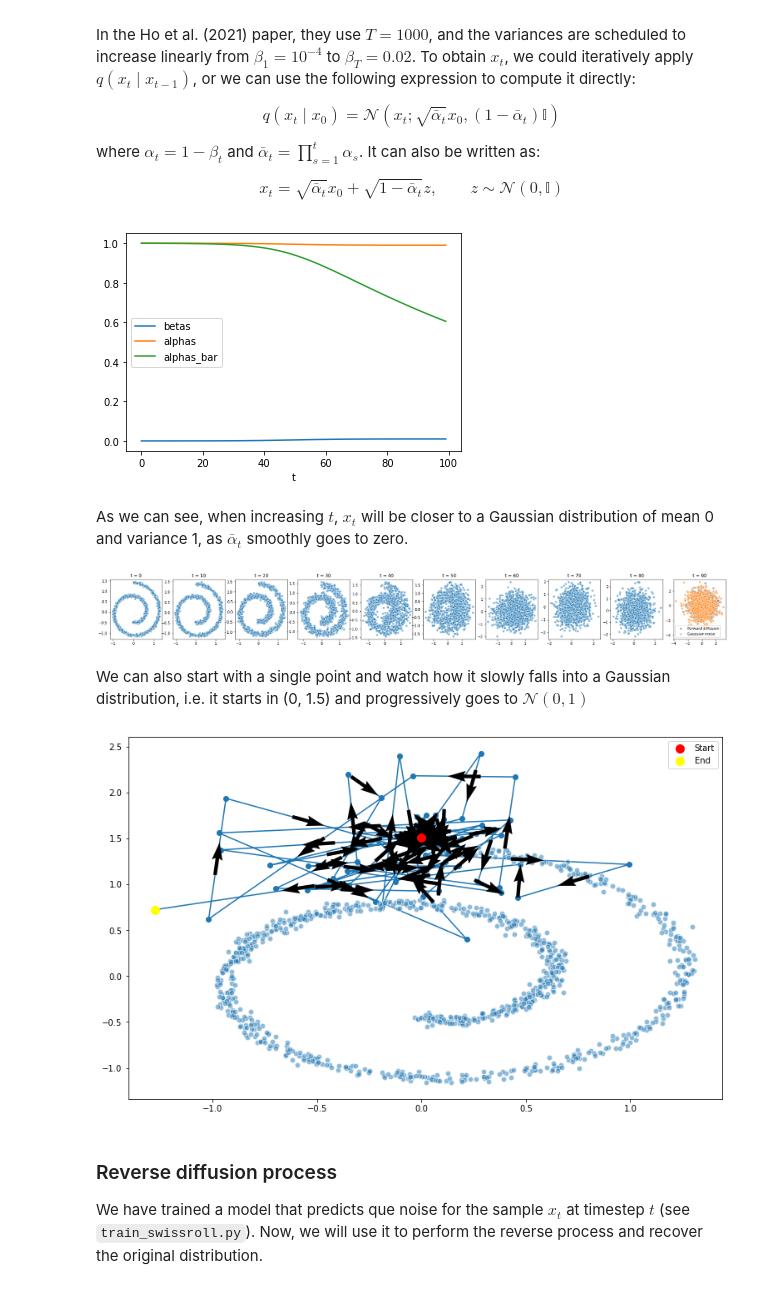
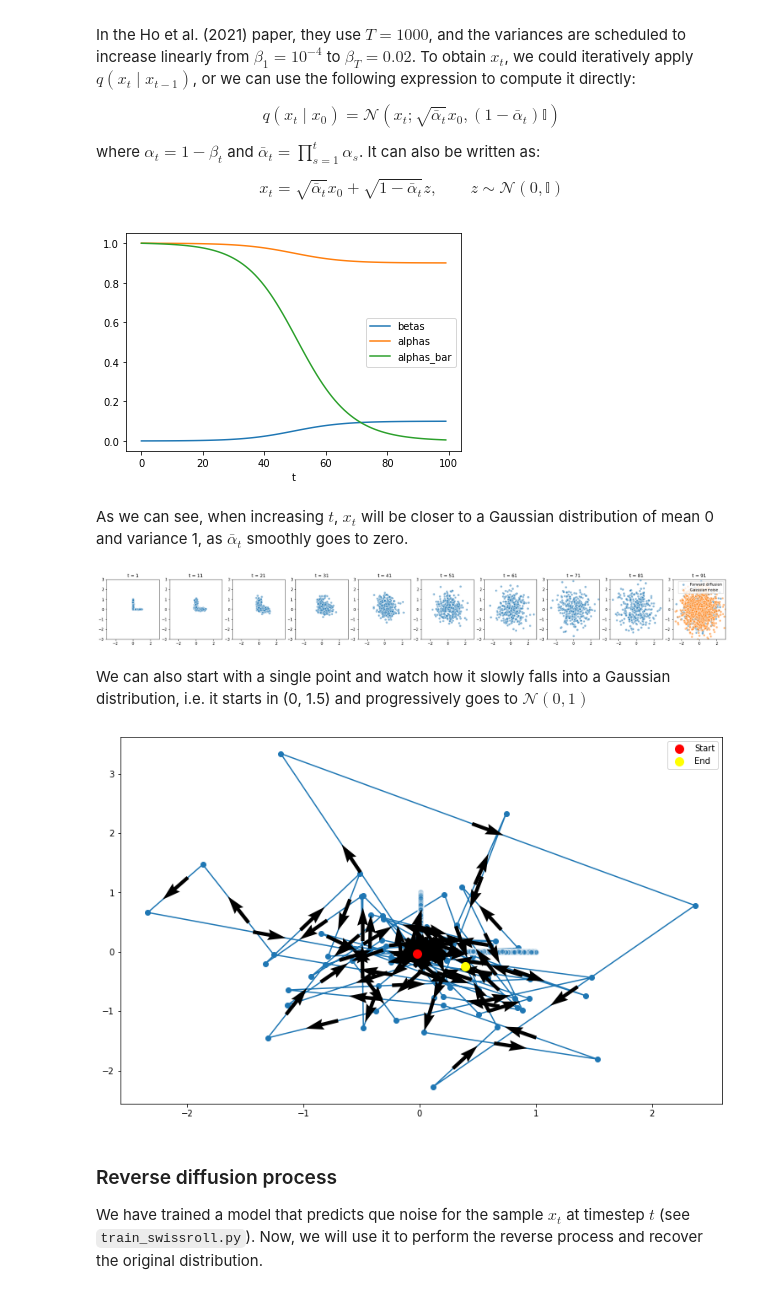
Before and after one commit to jgcarrasco/diffusion, a Jupyter notebook: explore.ipynb, the cells around one changed output. Saved outputs shown, nothing was run; the diff lists cells and outputs as text; code cells hidden in the pictures.

Commit message:
Its finally working with a distribution focused on one point!!!

```diff
--- a/explore.ipynb
+++ b/explore.ipynb
@@ -24,18 +24,3 @@ The autoreload extension is already loaded. To reload it, use:
 ### Swiss roll dataset
 
 We will start experimenting with a simple distribution, as it is the swiss roll distribution. We will be based on the Sohl Dickstein (https://arxiv.org/abs/1503.03585) and Jonathan Ho (https://arxiv.org/abs/2006.11239) papers
-# %%
-def make_dataset(n_samples=1000, noise=0.3):
-    """
-    Returns a normalized swiss roll dataset in a (n_samples, 2) matrix, where
-    each rows corresponds to a single sample, and each column to a component (x or y).
-    """
-    points = make_swiss_roll(n_samples=n_samples, noise=noise)[0][:, [0,2]]
-    # Normalize the data so it lies between [-1 and 1]
-    #max_value = np.max(points)
-    max_value = 10.0
-    return points/max_value
-
-points = make_dataset(n_samples=1000)
-plt.scatter(points[:, 0], points[:, 1], alpha=0.5, color='C0', edgecolor='white', s=40);
-plt.show()
@@ -60,7 +49,7 @@ $$x_t = \sqrt{\bar{\alpha} _t} x_0 + \sqrt{1 - \bar{\alpha} _t}z, \qquad z \sim
 timesteps = 100
 #model = SwissRollModel(timesteps=timesteps)
 model = ConditionalModel(n_steps=timesteps)
-diffusion = Diffusion(model, timesteps=100, beta_1=1e-5, beta_T=1e-2).to(device)
+diffusion = Diffusion(model, timesteps=100, beta_1=1e-4, beta_T=1e-1).to(device)
 betas, alphas, alphas_bar = diffusion.betas, diffusion.alphas, diffusion.alphas_cumprod
 plt.plot(betas, label='betas')
 plt.plot(alphas, label='alphas')
@@ -69,7 +58,7 @@ plt.xlabel("t")
 plt.legend()
 plt.show()
 # %% [output]
-[figure, old version]
+[figure, new version]
 # %% [markdown]
 As we can see, when increasing $t$, $x_t$ will be closer to a Gaussian distribution of mean 0 and variance 1, as $\bar{ \alpha} _t$ smoothly goes to zero.
 # %%
@@ -81,9 +70,11 @@ fig, axes = plt.subplots(ncols=len(ts), figsize=(len(ts)*3, 3))
 
 for t, ax in zip(ts, axes.flat):
     X_t = diffusion.sample_q(X_0, torch.tensor([t]))
-    ax.set_title("t = " + str(t))
+    ax.set_title("t = " + str(t+1))
     ax.scatter(X_t[:, 0], X_t[:, 1], alpha=0.5, color='C0', edgecolor='white',
                s=40, label="Forward diffusion")
+    ax.set_xlim((-3 , 3))
+    ax.set_ylim((-3 , 3))
 # Sample pure gaussian noise in order to compare
 gaussian = np.random.normal(size=(1000, 2))
 axes[-1].scatter(gaussian[:, 0], gaussian[:, 1], alpha=0.5, color='C1',
@@ -91,18 +82,18 @@ axes[-1].scatter(gaussian[:, 0], gaussian[:, 1], alpha=0.5, color='C1',
 plt.legend()
 plt.show()
 # %% [output]
-[figure, old version]
+[figure, new version]
 # %% [markdown]
 We can also start with a single point and watch how it slowly falls into a Gaussian distribution, i.e. it starts in (0, 1.5) and progressively goes to $\mathcal{N}(0, 1)$
 # %%
 ts = torch.arange(0, 100, 1)
-x_0 = torch.tensor([[0., 1.5]]*len(ts))
+x_0 = torch.tensor([[0., 0.]]*len(ts))
 x_t = diffusion.sample_q(x_0, ts)
 ax = plot_trajectory(x_t[:, 0], x_t[:, 1])
 ax.scatter(points[:, 0], points[:, 1], alpha=0.5, color='C0', edgecolor='white', s=40)
 plt.show()
 # %% [output]
-[figure, old version]
+[figure, new version]
 # %% [markdown]
 ### Reverse diffusion process
 
```
Also changed, not shown: parts of 6 cells of this notebook, 4 other files.
